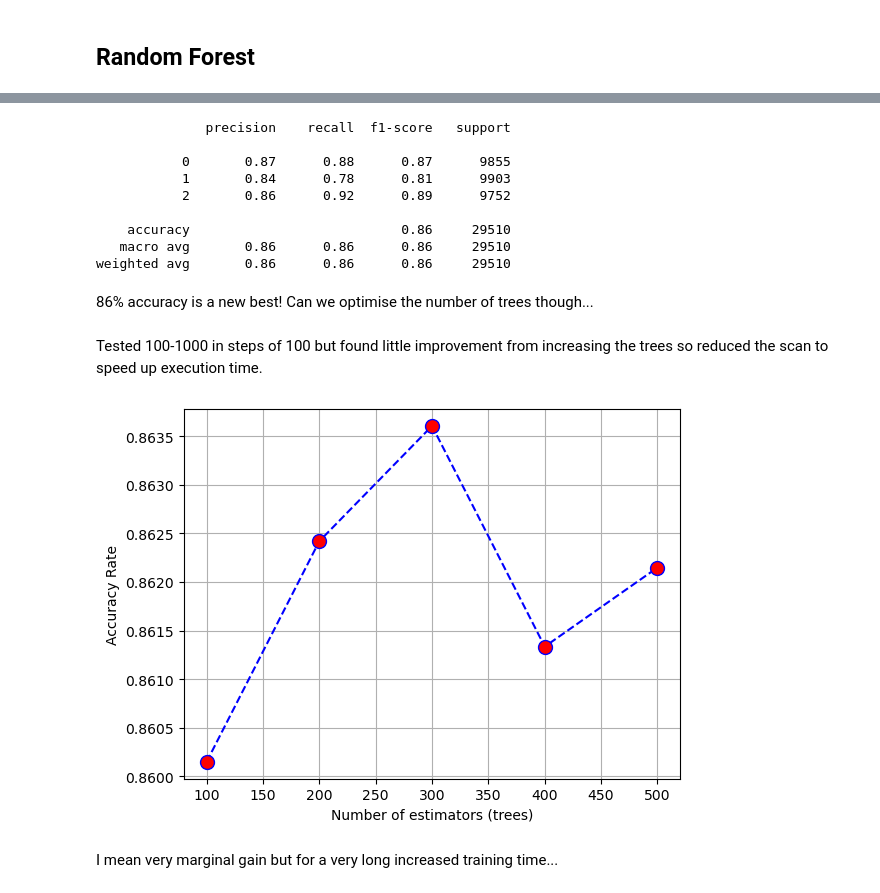
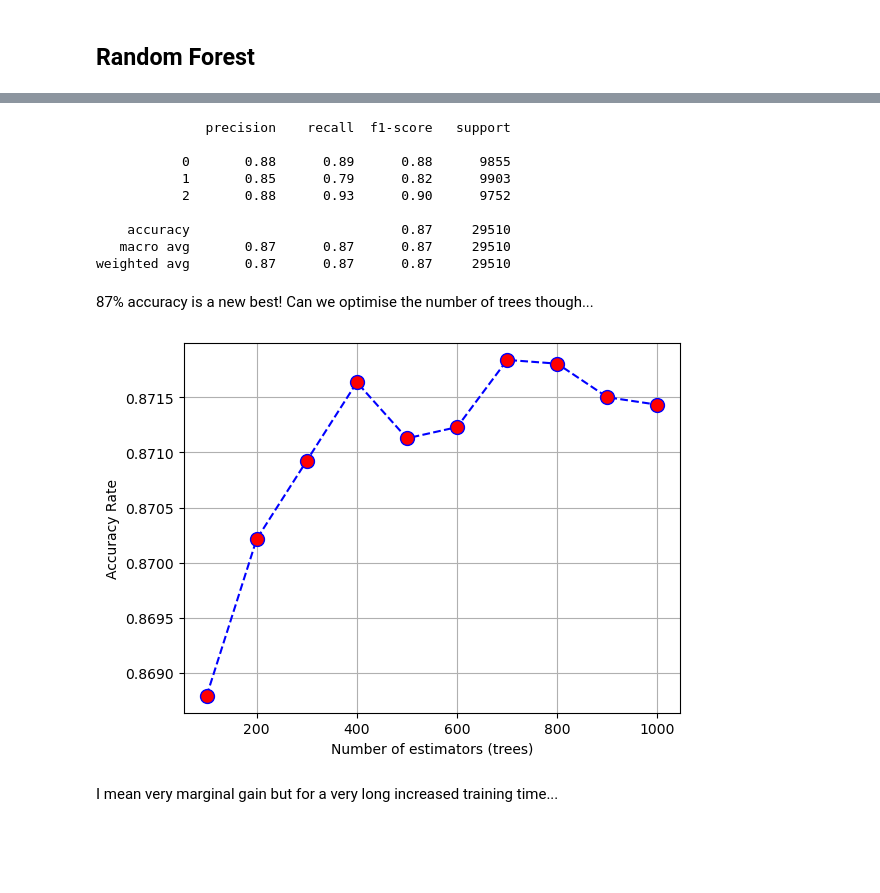
Before and after one commit to jackhenshaw/creditScore, a Jupyter notebook: training.ipynb, the cells around one changed output, grey strips where cells are left out. Drawn from its saved outputs; the diff is of its cells as text; code cells hidden in the pictures; blank space fills up the shorter version.

```diff
--- a/training.ipynb
+++ b/training.ipynb
@@ -459,5 +458,5 @@ Commented out as takes ~30 mins to train model. Accuracy was 74%.
 # %%
-#svm = SVC()
-#svm.fit(train_data, train_labels)
-#predicted_labels = svm.predict(test_data)
+svc = LinearSVC()
+svc.fit(train_data, train_labels)
+predicted_labels = svc.predict(test_data)
 # %%
@@ -516,7 +529,7 @@ weighted avg       0.78      0.78      0.78     29510
 # %%
 from sklearn.ensemble import RandomForestClassifier
 # %%
-rfc = RandomForestClassifier(n_estimators=100) # could play around with the number of trees here
+rfc = RandomForestClassifier(n_estimators=100, random_state=101, n_jobs=8) # could play around with the number of trees here
 rfc.fit(train_data, train_labels)
 predicted_labels = rfc.predict(test_data)
 # %%
@@ -536,33 +549,31 @@ print(classification_report(test_labels,predicted_labels))
 # %% [output]
               precision    recall  f1-score   support
 
-           0       0.87      0.88      0.87      9855
-           1       0.84      0.78      0.81      9903
-           2       0.86      0.92      0.89      9752
+           0       0.88      0.89      0.88      9855
+           1       0.85      0.79      0.82      9903
+           2       0.88      0.93      0.90      9752
 
-    accuracy                           0.86     29510
-   macro avg       0.86      0.86      0.86     29510
-weighted avg       0.86      0.86      0.86     29510
+    accuracy                           0.87     29510
+   macro avg       0.87      0.87      0.87     29510
+weighted avg       0.87      0.87      0.87     29510
 # %% [markdown]
-86% accuracy is a new best! Can we optimise the number of trees though...
+87% accuracy is a new best! Can we optimise the number of trees though...
-# %% [markdown]
-Tested 100-1000 in steps of 100 but found little improvement from increasing the trees so reduced the scan to speed up execution time.
 # %%
 rfc_accuracy_rate = []
-for n_estimators in range(100, 600, 100):
-  rfc = RandomForestClassifier(n_estimators=n_estimators)
+for n_estimators in range(100, 1100, 100):
+  rfc = RandomForestClassifier(n_estimators=n_estimators, random_state=101, n_jobs=8)
   rfc.fit(train_data, train_labels)
   predicted_labels = rfc.predict(test_data)
   rfc_accuracy_rate.append(classification_report(test_labels, predicted_labels, output_dict=True)['accuracy'])
 
 fig = plt.figure()
 ax = fig.add_subplot(1,1,1)
-ax.plot(range(100,600, 100), rfc_accuracy_rate, 'b--', markerfacecolor='red', marker='o', ms=10)
+ax.plot(range(100, 1100, 100), rfc_accuracy_rate, 'b--', markerfacecolor='red', marker='o', ms=10)
 ax.set_xlabel("Number of estimators (trees)")
 ax.set_ylabel("Accuracy Rate")
 plt.grid()
 # %% [output]
-[figure, old version]
+[figure, new version]
 # %% [markdown]
 I mean very marginal gain but for a very long increased training time...
 # %%
```
Also changed, not shown: parts of 54 cells of this notebook, 8 other files.
